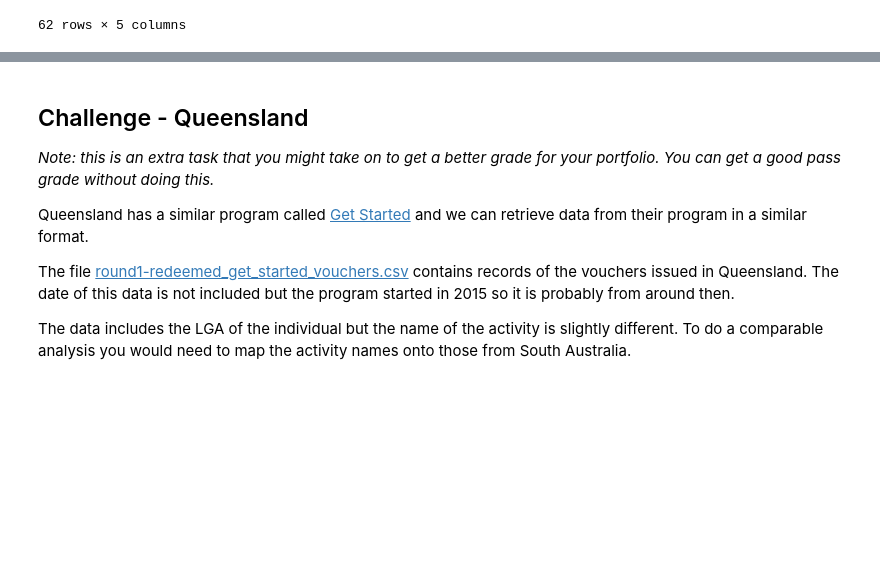
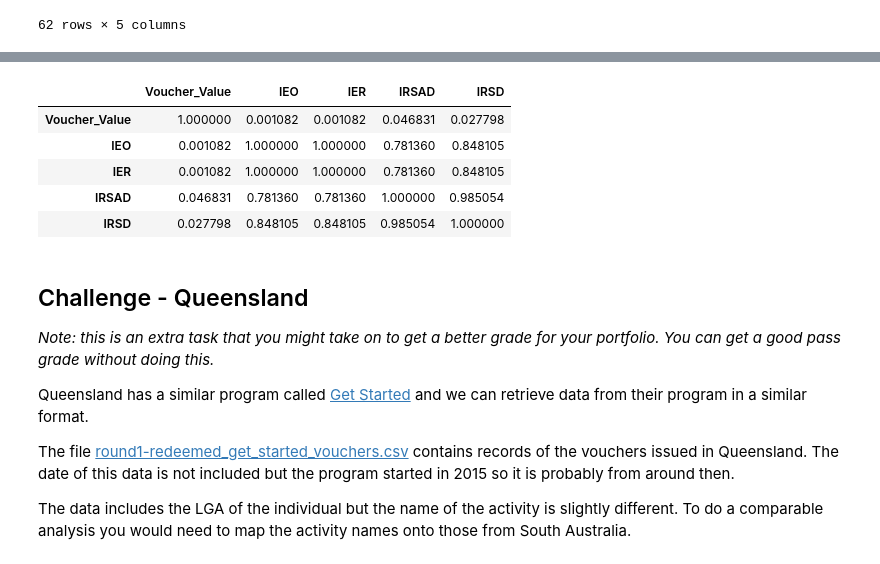
Before and after one commit to walthersy/DataScience-Portfolio, a Jupyter notebook: Portfolio 2.ipynb, the cells around one changed output, grey strips where cells are left out. Cells and saved outputs as stored; diff of their text form; code cells hidden in the pictures; blank space fills up the shorter version.

```diff
--- a/Portfolio 2.ipynb
+++ b/Portfolio 2.ipynb
@@ -249,3 +332,12 @@ Try logging voucher value
+# %%
+sa_voucherindex.corr()
+# %% [output]
+|  | Voucher_Value | IEO | IER | IRSAD | IRSD |
+| Voucher_Value | 1.000000 | 0.001082 | 0.001082 | 0.046831 | 0.027798 |
+| IEO | 0.001082 | 1.000000 | 1.000000 | 0.781360 | 0.848105 |
+| IER | 0.001082 | 1.000000 | 1.000000 | 0.781360 | 0.848105 |
+| IRSAD | 0.046831 | 0.781360 | 0.781360 | 1.000000 | 0.985054 |
+| IRSD | 0.027798 | 0.848105 | 0.848105 | 0.985054 | 1.000000 |
 # %% [markdown]
 ## Challenge - Queensland
 
```
Also changed, not shown: parts of 15 cells of this notebook.
